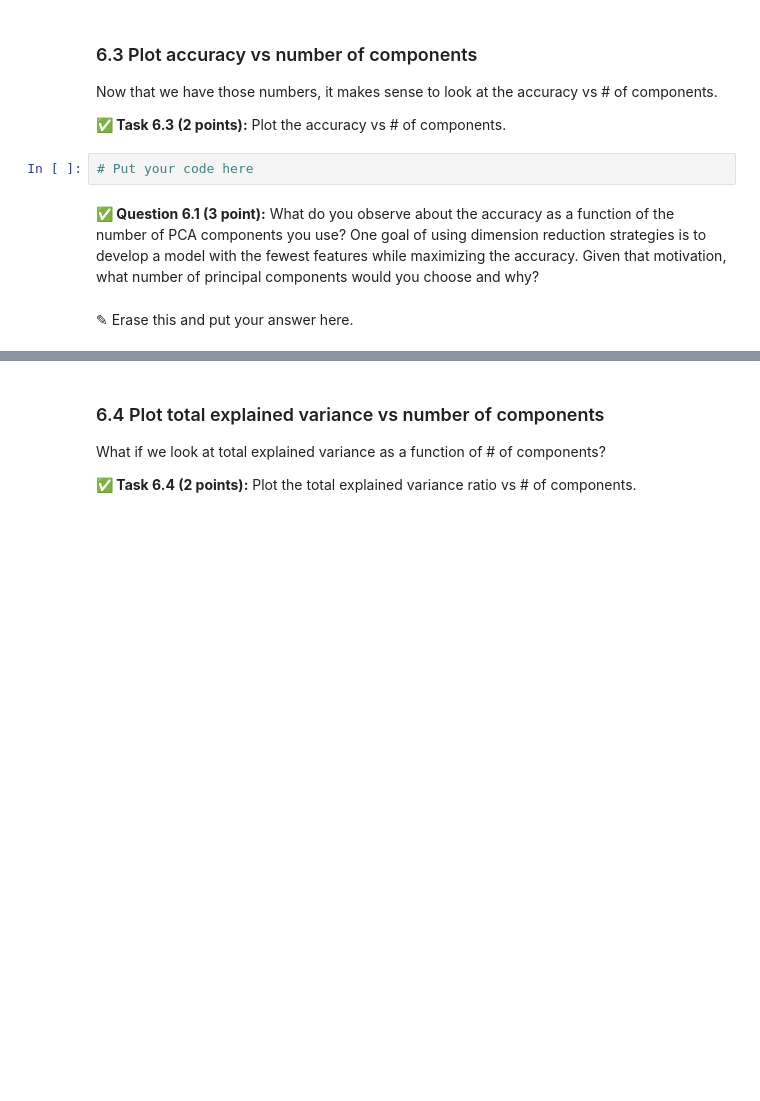
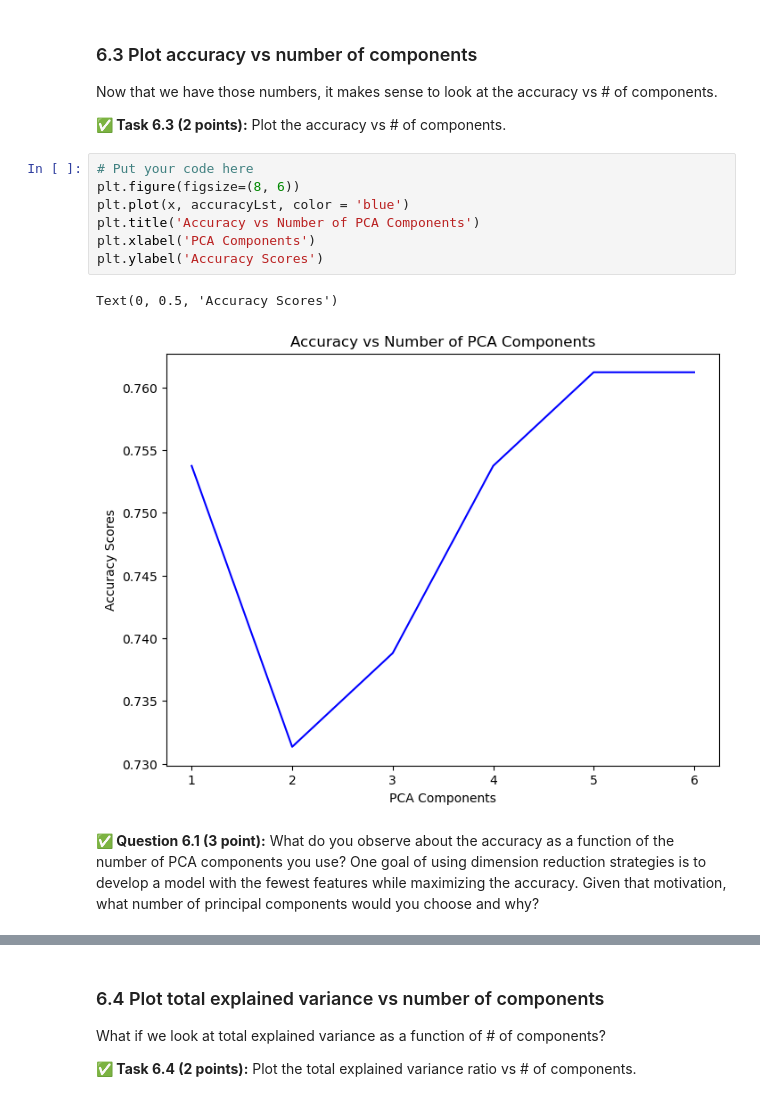
Before and after one commit to rags45/CMSE202-f23-turnin, a Jupyter notebook: hw-04/HW-04_PerceptronSVMandPCA-STUDENT.ipynb, the cells around one changed output, grey strips where cells are left out. Saved outputs shown, nothing was run; the diff lists cells and outputs as text; blank space fills up the shorter version.

```diff
--- a/hw-04/HW-04_PerceptronSVMandPCA-STUDENT.ipynb
+++ b/hw-04/HW-04_PerceptronSVMandPCA-STUDENT.ipynb
@@ -511,9 +549,15 @@ Now that you have created a function that returns the accuracy for a given numbe
 Now that we have those numbers, it makes sense to look at the accuracy vs # of components.
 
 **&#9989; Task 6.3 (2 points):** Plot the accuracy vs # of components.
-# %%
-# Put your code here
+# %%
+# Put your code here
+plt.figure(figsize=(8, 6))
+plt.plot(x, accuracyLst, color = 'blue')
+plt.title('Accuracy vs Number of PCA Components')
+plt.xlabel('PCA Components')
+plt.ylabel('Accuracy Scores')
+# %% [output]
+Text(0, 0.5, 'Accuracy Scores')
+[figure, added]
 # %% [markdown]
 **&#9989; Question 6.1 (3 point):** What do you observe about the accuracy as a function of the number of PCA components you use? One goal of using dimension reduction strategies is to develop a model with the fewest features while maximizing the accuracy. Given that motivation, what number of principal components would you choose and why?
-# %% [markdown]
-<font size=+3>&#9998;</font> Erase this and put your answer here.
```
Also changed, not shown: parts of 16 cells of this notebook.
